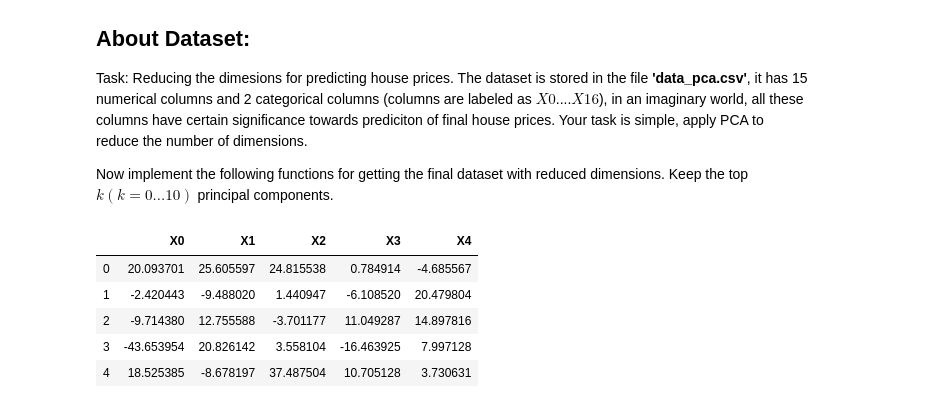
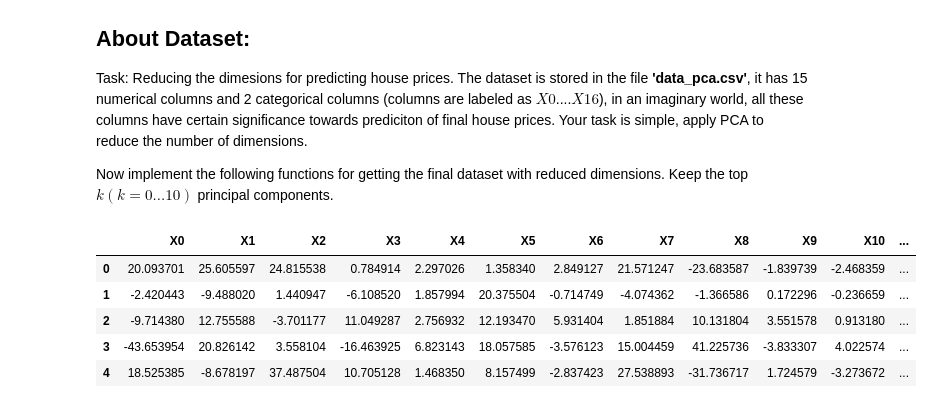
Before and after one commit to sanchit-ahuja/NNFL-Assignments, a Jupyter notebook: Assignment1/PCA/pca.ipynb, the cells around one changed output. Saved outputs shown, nothing was run; the diff lists cells and outputs as text; code cells hidden in the pictures.

```diff
--- a/Assignment1/PCA/pca.ipynb
+++ b/Assignment1/PCA/pca.ipynb
@@ -178,6 +178,8 @@ Following [article](https://towardsdatascience.com/a-one-stop-shop-for-principal
 Let's implement PCA to get an essence of how dimensions can be reduced, you need to implement the function one by one!
 # %%
 4
+x = 5*np.random.rand(100)
+y = 2*x + 1 + np.random.randn(100)
 #the two dimensions of our dataset
 x = x.reshape(100, 1)
 y = y.reshape(100, 1)
@@ -310,19 +312,21 @@ def apply_pca(data,k):
 
     # YOUR CODE HERE
 #     data = pd.get_dummies(data,prefix = ['X16'])
-    data = data.drop(columns = ['X15','X16','price']) #Dropping Categorical variables & target variable
+    data_test = data.drop(columns = ['X15','X16','price']) #Dropping Categorical variables & target variable
 #     data.head()
-    mat = data.as_matrix()
+    mat = data_test.as_matrix()
     X_center = center(mat)
 #     print(X_center)
     covariance = find_covariance_matrix(X_center)
 #     print(covariance)
     eigenVals, eigenVecs = find_eigen_decomposition(covariance)
-    column_names = data.columns[:k] #Keeping the first k PCA components
+    column_names = data_test.columns[:k] #Keeping the first k PCA components
     final_mat = X_center@eigenVecs
     final_mat = final_mat[:,:k]
 #     print((final_mat[:,0]*final_mat[:,1]).sum(),"ok") #Verified that the vecs are orthogonal
-    df = pd.DataFrame(data=final_mat,columns=column_names)
+    df_1 = pd.DataFrame(data=final_mat,columns=column_names)
+    df_2 = data.iloc[:,k:]
+    df = df_1.join(df_2)
     return df
 
     raise NotImplementedError()
@@ -333,12 +336,12 @@ data = pd.read_csv(PATH_TO_CSV_FILE)
 #DO NOT ALTER THIS CELL
 #HIDDEN TEST CASES FOR apply_pca
 # %%
-df = apply_pca(read_data("data_pca.csv"),5)
+df = apply_pca(read_data("data_pca.csv"),4)
 df.head()
 # %% [output]
-|  | X0 | X1 | X2 | X3 | X4 |
-| 0 | 20.093701 | 25.605597 | 24.815538 | 0.784914 | -4.685567 |
-| 1 | -2.420443 | -9.488020 | 1.440947 | -6.108520 | 20.479804 |
-| 2 | -9.714380 | 12.755588 | -3.701177 | 11.049287 | 14.897816 |
-| 3 | -43.653954 | 20.826142 | 3.558104 | -16.463925 | 7.997128 |
-| 4 | 18.525385 | -8.678197 | 37.487504 | 10.705128 | 3.730631 |
+|  | X0 | X1 | X2 | X3 | X4 | X5 | X6 | X7 | X8 | X9 | X10 | ... |
+| 0 | 20.093701 | 25.605597 | 24.815538 | 0.784914 | 2.297026 | 1.358340 | 2.849127 | 21.571247 | -23.683587 | -1.839739 | -2.468359 | ... |
+| 1 | -2.420443 | -9.488020 | 1.440947 | -6.108520 | 1.857994 | 20.375504 | -0.714749 | -4.074362 | -1.366586 | 0.172296 | -0.236659 | ... |
+| 2 | -9.714380 | 12.755588 | -3.701177 | 11.049287 | 2.756932 | 12.193470 | 5.931404 | 1.851884 | 10.131804 | 3.551578 | 0.913180 | ... |
+| 3 | -43.653954 | 20.826142 | 3.558104 | -16.463925 | 6.823143 | 18.057585 | -3.576123 | 15.004459 | 41.225736 | -3.833307 | 4.022574 | ... |
+| 4 | 18.525385 | -8.678197 | 37.487504 | 10.705128 | 1.468350 | 8.157499 | -2.837423 | 27.538893 | -31.736717 | 1.724579 | -3.273672 | ... |
```
Also changed, not shown: parts of 3 cells of this notebook.
